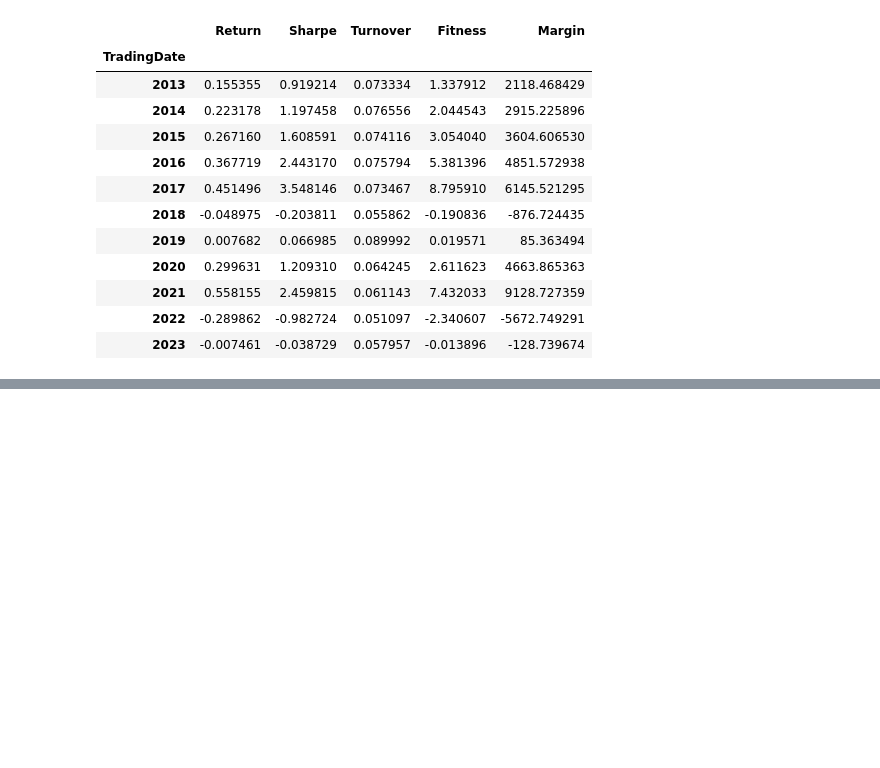
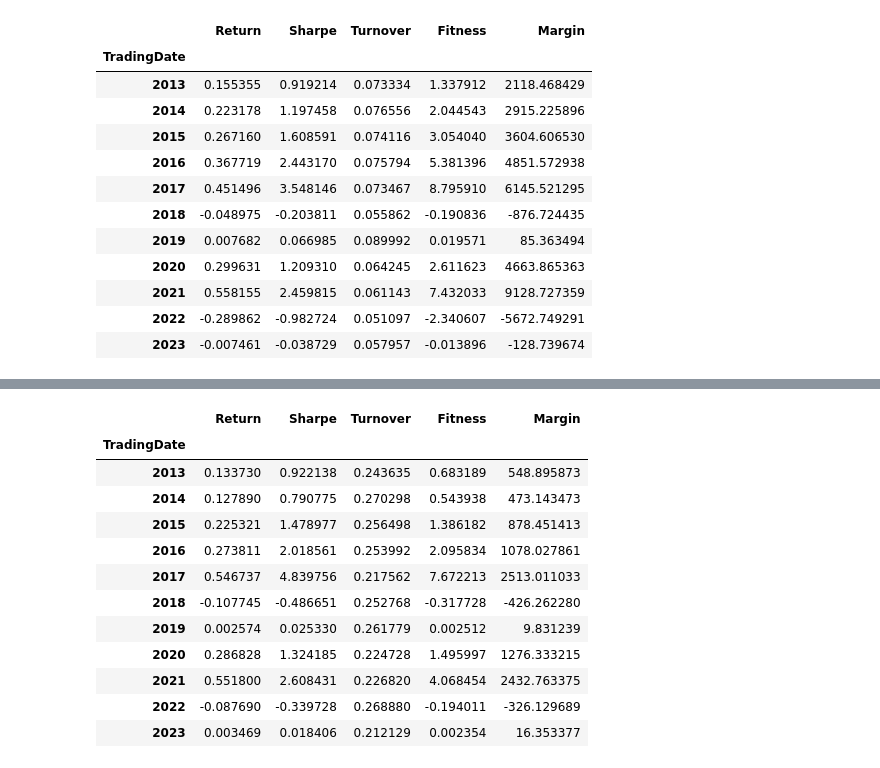
Before and after one commit to khanhtrinh2003/VN30-Strategy, a Jupyter notebook: main.ipynb, the cells around one changed output, grey strips where cells are left out. Drawn from its saved outputs; the diff is of its cells as text; code cells hidden in the pictures; blank space fills up the shorter version.

```diff
--- a/main.ipynb
+++ b/main.ipynb
@@ -181,0 +234,16 @@ a.get_summary()
+# %%
+a.get_summary()
+# %% [output]
+|  | Return | Sharpe | Turnover | Fitness | Margin |
+| TradingDate |  |  |  |  |  |
+| 2013 | 0.133730 | 0.922138 | 0.243635 | 0.683189 | 548.895873 |
+| 2014 | 0.127890 | 0.790775 | 0.270298 | 0.543938 | 473.143473 |
+| 2015 | 0.225321 | 1.478977 | 0.256498 | 1.386182 | 878.451413 |
+| 2016 | 0.273811 | 2.018561 | 0.253992 | 2.095834 | 1078.027861 |
+| 2017 | 0.546737 | 4.839756 | 0.217562 | 7.672213 | 2513.011033 |
+| 2018 | -0.107745 | -0.486651 | 0.252768 | -0.317728 | -426.262280 |
+| 2019 | 0.002574 | 0.025330 | 0.261779 | 0.002512 | 9.831239 |
+| 2020 | 0.286828 | 1.324185 | 0.224728 | 1.495997 | 1276.333215 |
+| 2021 | 0.551800 | 2.608431 | 0.226820 | 4.068454 | 2432.763375 |
+| 2022 | -0.087690 | -0.339728 | 0.268880 | -0.194011 | -326.129689 |
+| 2023 | 0.003469 | 0.018406 | 0.212129 | 0.002354 | 16.353377 |
```
Also changed, not shown: parts of 13 cells of this notebook.
